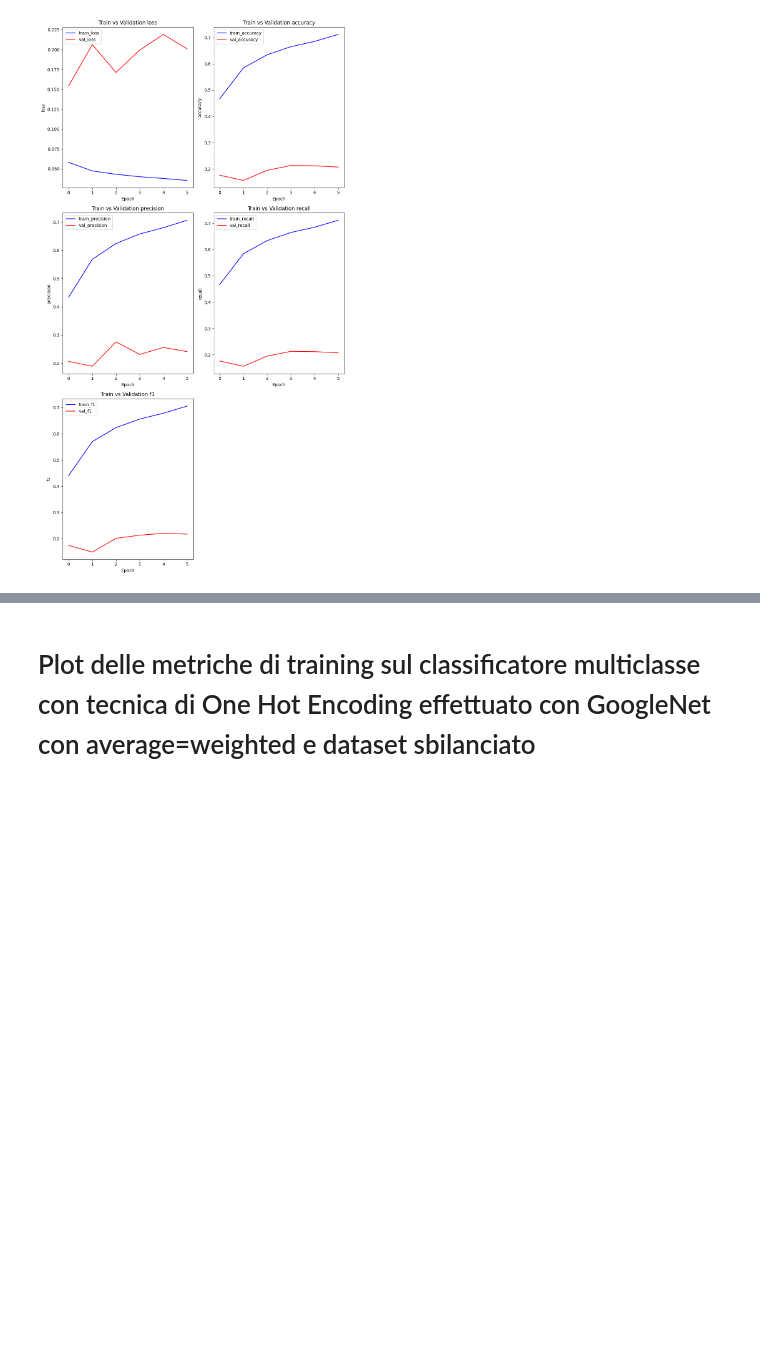
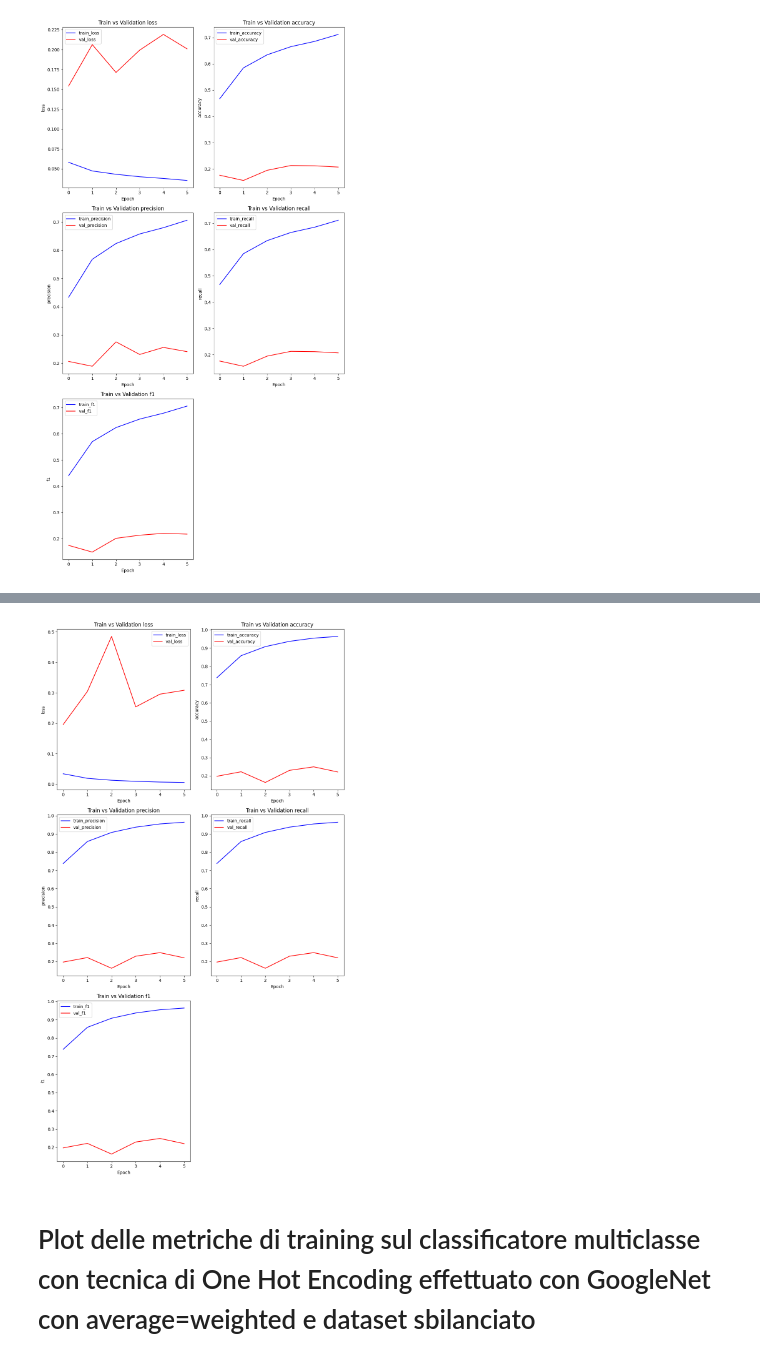
Before and after one commit to frenkmadda/UnderwaterSoundsClassification, a Jupyter notebook: Training.ipynb, the cells around one changed output, grey strips where cells are left out. Drawn from its saved outputs; the diff is of its cells as text; code cells hidden in the pictures; blank space fills up the shorter version.

```diff
--- a/Training.ipynb
+++ b/Training.ipynb
@@ -153,3 +161,7 @@ plot_metrics('results/test15_alex_net_one_hot_unbalanced.csv')
+# %%
+plot_metrics('results/test17_google_net_one_hot_unbalanced.csv')
+# %% [output]
+[figure, added]
 # %% [markdown]
 # Plot delle metriche di training sul classificatore multiclasse con tecnica di One Hot Encoding effettuato con GoogleNet con average=weighted e dataset sbilanciato
 # %%
```
Also changed, not shown: parts of 5 cells of this notebook, 7 other files.
